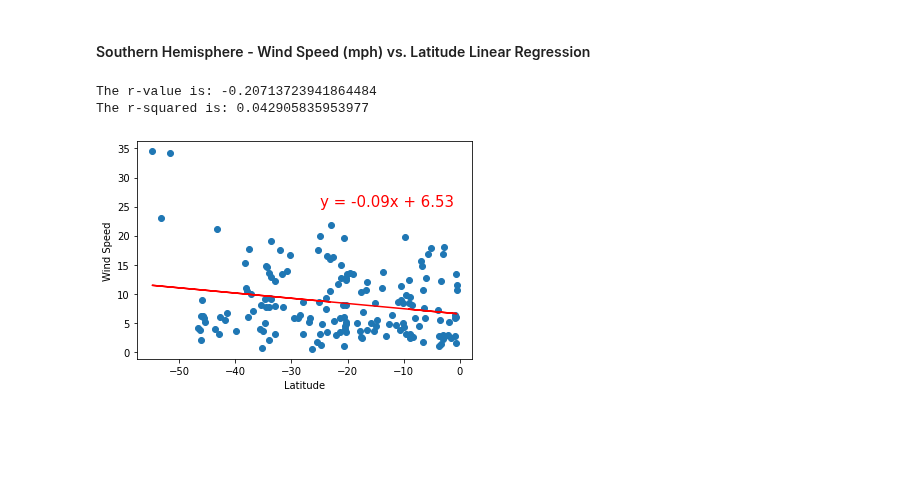
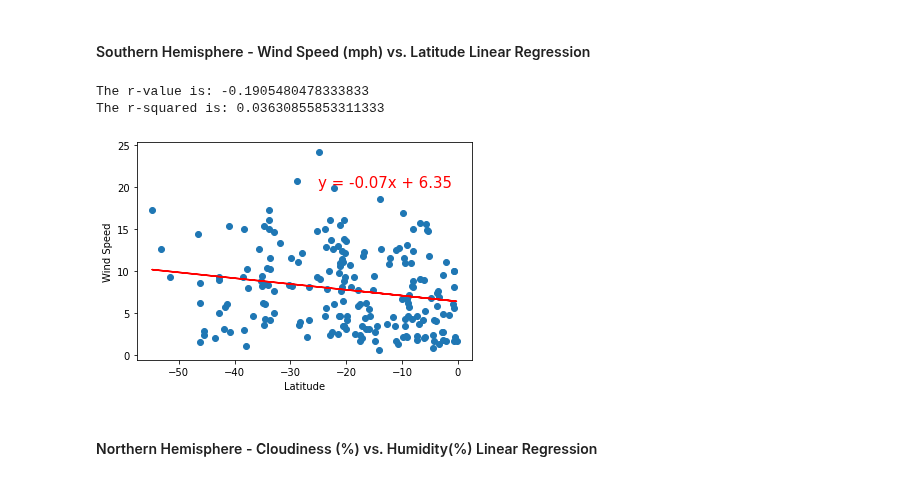
Before and after one commit to Yang111105/Weather-Check-Python-API, a Jupyter notebook: WeatherPy.ipynb, the cells around one changed output. Cells and saved outputs as stored; diff of their text form; code cells hidden in the pictures; blank space fills up the shorter version.

```diff
--- a/WeatherPy.ipynb
+++ b/WeatherPy.ipynb
@@ -221,6 +224,8 @@ clean_city_data.to_csv("output_data/clean_city_data.csv",index=False)
 * Save the plotted figures as .pngs.
 # %% [markdown]
 ## Latitude vs. Temperature Plot
+# %%
+clean_city_data = pd.read_csv("output_data/clean_city_data.csv")
 # %%
 plt.scatter(clean_city_data['Lat'],clean_city_data['Max Temp'])
 plt.xlabel('Latitude')
@@ -422,18 +427,20 @@ The r-squared is: 0.009807217079603593
 # %%
 x_values=southern_city_weahter['Lat']
 y_values=southern_city_weahter['Wind Speed']
 (slope, intercept, rvalue, pvalue, stderr) = linregress(x_values, y_values)
 regress_values = x_values * slope + intercept
 line_eq = "y = " + str(round(slope,2)) + "x + " + str(round(intercept,2))
 plt.scatter(x_values,y_values)
 plt.plot(x_values,regress_values,"r-")
-plt.annotate(line_eq,(-25,25),fontsize=15,color="red")
+plt.annotate(line_eq,(-25,20),fontsize=15,color="red")
 plt.xlabel('Latitude')
 plt.ylabel('Wind Speed')
 print(f"The r-value is: {rvalue}")
 print(f"The r-squared is: {rvalue*rvalue}")
 plt.show()
 # %% [output]
-The r-value is: -0.20713723941864484
-The r-squared is: 0.042905835953977
+The r-value is: -0.1905480478333833
+The r-squared is: 0.03630855853311333
-[figure, old version]
+[figure, new version]
+# %% [markdown]
+#### Northern Hemisphere - Cloudiness (%) vs. Humidity(%) Linear Regression
```
Also changed, not shown: parts of 23 cells of this notebook, 10 other files.
